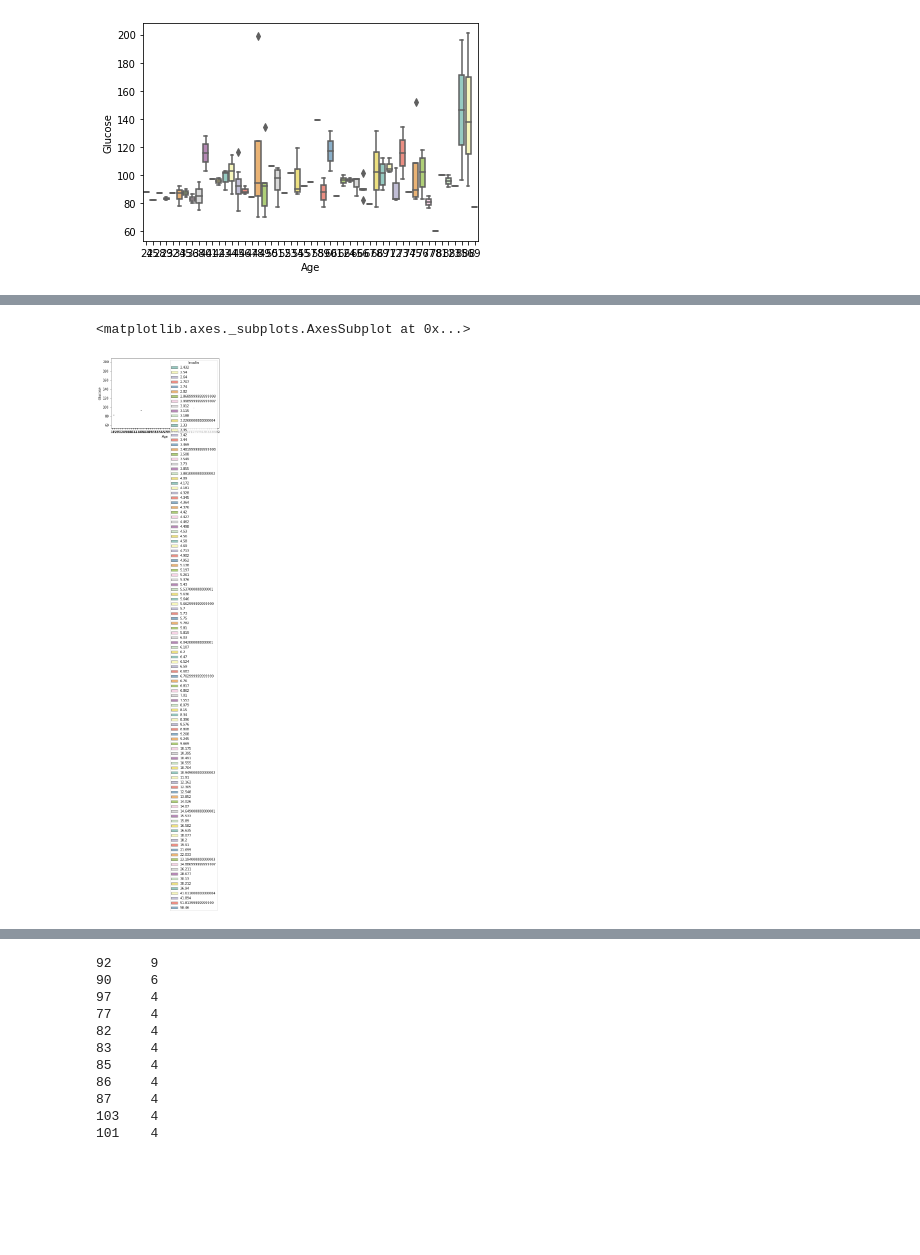
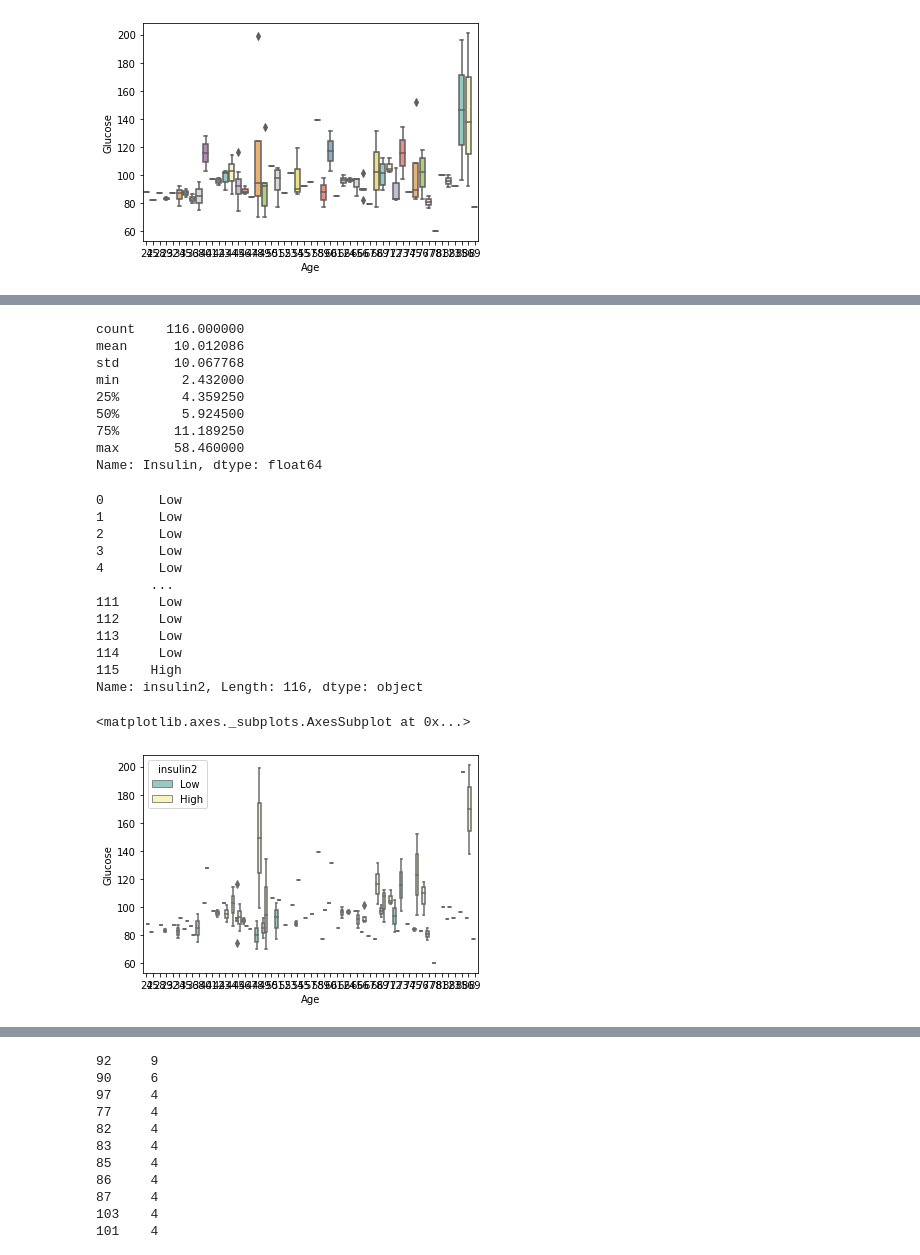
Before and after one commit to farshahid04/AHI-Diabetes-Data, a Jupyter notebook: NOVA_FS.ipynb, the cells around one changed output, grey strips where cells are left out. Saved outputs shown, nothing was run; the diff lists cells and outputs as text; code cells hidden in the pictures; blank space fills up the shorter version.

```diff
--- a/NOVA_FS.ipynb
+++ b/NOVA_FS.ipynb
@@ -76,6 +99,41 @@ sns.boxplot(x="Age", y="Glucose", data=df, palette="Set3")
+# %%
+df.Insulin.describe()
+# %% [output]
+count    116.000000
+mean      10.012086
+std       10.067768
+min        2.432000
+25%        4.359250
+50%        5.924500
+75%       11.189250
+max       58.460000
+Name: Insulin, dtype: float64
+# %%
+def my_recode(insulinvariable):
+    if insulinvariable <= 5.92:
+        return 'Low'
+    else:
+        return 'High'
+# %%
+df['insulin2'] = df['Insulin'].apply(my_recode)
+# %%
+df['insulin2']
+# %% [output]
+0       Low
+1       Low
+2       Low
+3       Low
+4       Low
+       ...
+111     Low
+112     Low
+113     Low
+114     Low
+115    High
+Name: insulin2, Length: 116, dtype: object
 # %%
-sns.boxplot(x="Age", y="Glucose", hue="Insulin" , data=df, palette="Set3")
+sns.boxplot(x="Age", y="Glucose", hue='insulin2', data=df, palette="Set3")
 # %% [output]
 <matplotlib.axes._subplots.AxesSubplot at 0x...>
-[figure, old version]
+[figure, new version]
 # %%
```
Also changed, not shown: parts of 17 cells of this notebook.
